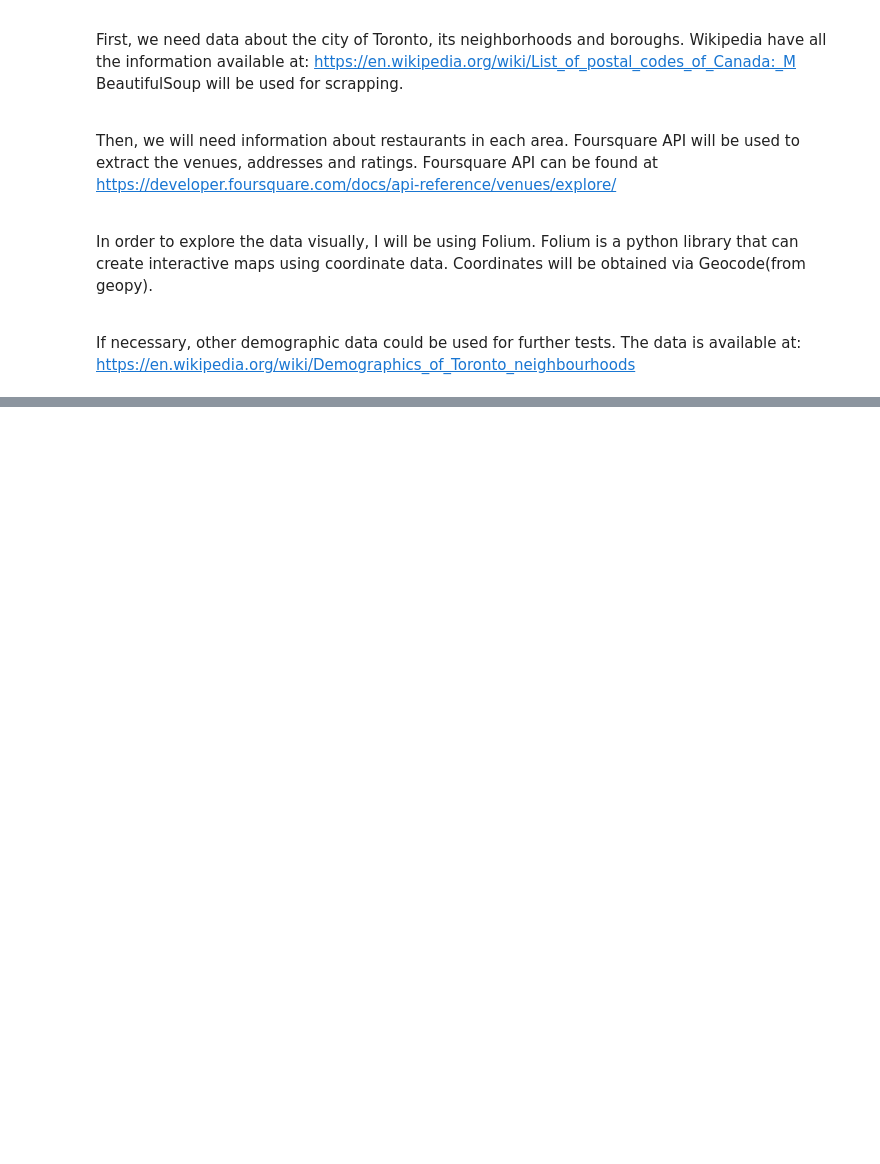
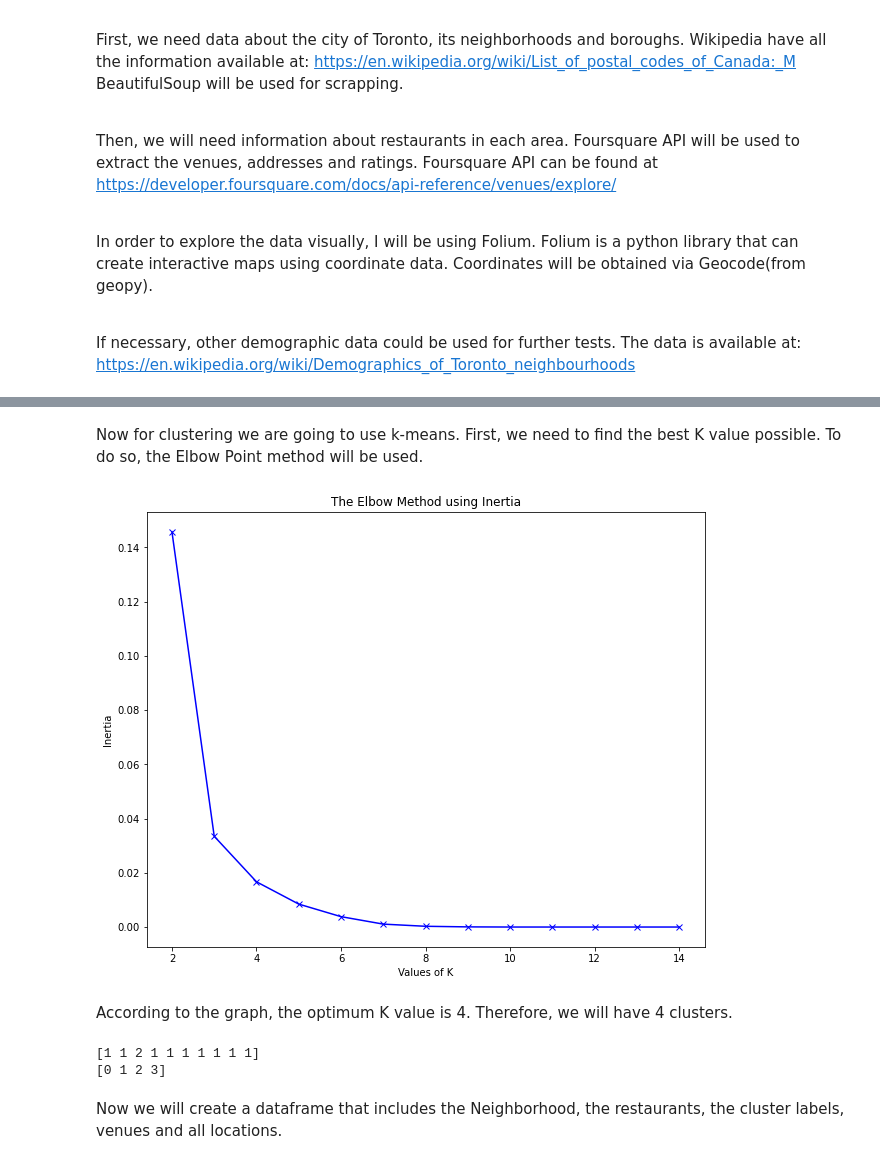
Before and after one commit to vinicius-feitoza/Coursera_Capstone, a Jupyter notebook: The-Battle-of-Neighborhoods.ipynb, the cells around one changed output, grey strips where cells are left out. Saved outputs shown, nothing was run; the diff lists cells and outputs as text; code cells hidden in the pictures; blank space fills up the shorter version.

```diff
--- a/The-Battle-of-Neighborhoods.ipynb
+++ b/The-Battle-of-Neighborhoods.ipynb
@@ -33,0 +198,3 @@ If necessary, other demographic data could be used for further tests. The data i
+# %%
+toronto_restaurants = toronto_venues[toronto_venues['Venue Category'].str.contains("Restaurant")]
+toronto_restaurants
@@ -33,0 +223,12 @@ If necessary, other demographic data could be used for further tests. The data i
+# %%
+to_onehot = pd.get_dummies(toronto_restaurants[['Venue Category']], prefix="", prefix_sep="")
+
+# add neighborhood column back to dataframe
+to_onehot['Neighborhood'] = toronto_restaurants['Neighborhood']
+
+# move neighborhood column to the first column
+fixed_columns = [to_onehot.columns[-1]] + list(to_onehot.columns[:-1])
+to_onehot = to_onehot[fixed_columns]
+
+print(to_onehot.shape)
+to_onehot.head()
@@ -33,0 +246,5 @@ If necessary, other demographic data could be used for further tests. The data i
+# %%
+to_grouped = to_onehot.groupby(["Neighborhood"]).mean().reset_index()
+
+print(to_grouped.shape)
+to_grouped.head()
@@ -33,0 +262,4 @@ If necessary, other demographic data could be used for further tests. The data i
+# %%
+chinese_restaurants = to_grouped[["Neighborhood","Chinese Restaurant"]]
+print(chinese_restaurants.shape)
+chinese_restaurants.head()
@@ -33,0 +274,37 @@ If necessary, other demographic data could be used for further tests. The data i
+# %% [markdown]
+Now for clustering we are going to use k-means. First, we need to find the best K value possible. To do so, the Elbow Point method will be used.
+# %%
+chinese_means = chinese_restaurants.drop(['Neighborhood'], axis=1)
+
+plt.figure(figsize=[10, 8])
+inertia=[]
+range_val=range(2,15)
+for i in range_val:
+  kmean=KMeans(n_clusters=i)
+  kmean.fit_predict(chinese_means)
+  inertia.append(kmean.inertia_)
+plt.plot(range_val,inertia,'bx-')
+plt.xlabel('Values of K')
+plt.ylabel('Inertia')
+plt.title('The Elbow Method using Inertia')
+plt.show()
+# %% [output]
+[figure, added]
+# %% [markdown]
+According to the graph, the optimum K value is 4. Therefore, we will have 4 clusters.
+# %%
+kclusters = 4
+
+chinese_means = chinese_restaurants.drop('Neighborhood', 1)
+
+# run k-means clustering
+kmeans = KMeans(n_clusters=kclusters, random_state=0).fit(chinese_means)
+
+# check cluster labels generated for each row in the dataframe
+print(kmeans.labels_[0:10]) #check cluster labels generated for first ten rows
+print(np.unique(kmeans.labels_)) #check unique values for kmeans
+# %% [output]
+[1 1 2 1 1 1 1 1 1 1]
+[0 1 2 3]
+# %% [markdown]
+Now we will create a dataframe that includes the Neighborhood, the restaurants, the cluster labels, venues and all locations.
```
Also changed, not shown: parts of 41 cells of this notebook.
